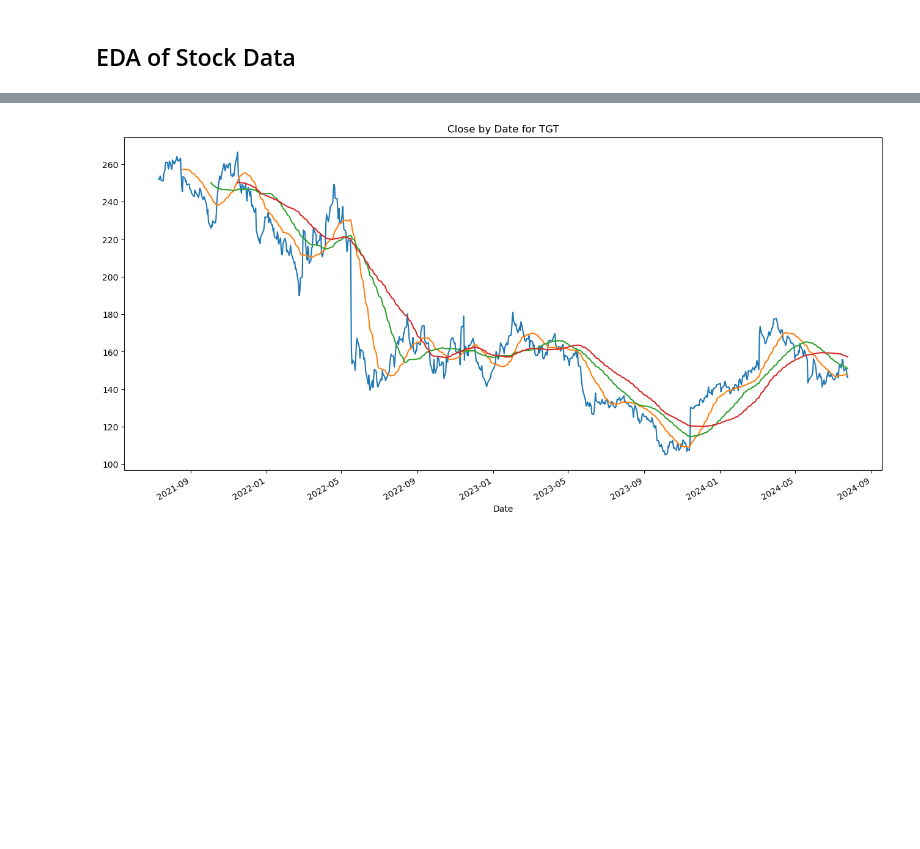
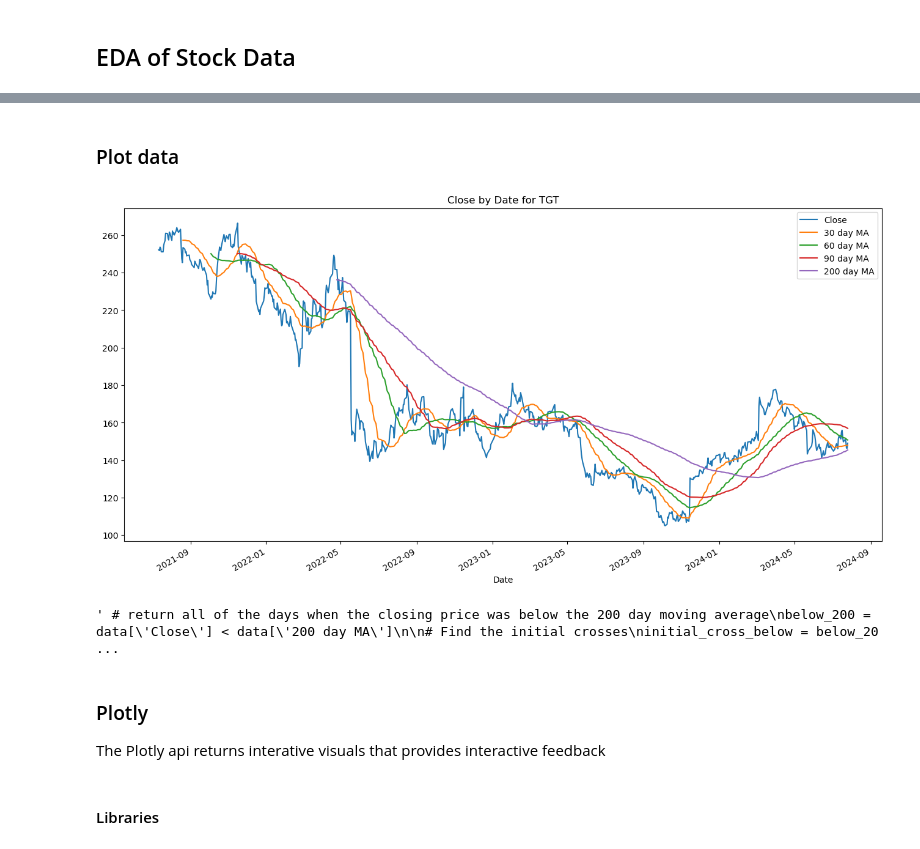
Before and after one commit to connor-hanan/financial_stock_analysis, a Jupyter notebook: resources/project_notebook.ipynb, the cells around one changed output, grey strips where cells are left out. Saved outputs shown, nothing was run; the diff lists cells and outputs as text; code cells hidden in the pictures; blank space fills up the shorter version.

Commit message:
update: project_notebook continuied eda. implemeted interactive visual via plotly

```diff
--- a/resources/project_notebook.ipynb
+++ b/resources/project_notebook.ipynb
@@ -20,0 +24,2 @@ data = pd.DataFrame(stock_data)
+# %%
+data = pull_data(ticker)
@@ -50,3 +59,6 @@ memory usage: 41.8 KB
 price_cols = data.select_dtypes(include=['float64']).columns
 # %%
 data[price_cols] = data[price_cols].map(lambda x: round(x, 2))
+# %%
+data['Daily Delta'] = data['Close'].pct_change() * 100
+data['Daily Delta'] = data['Daily Delta'].round(2)
@@ -66,15 +89,58 @@ for col in price_cols:
 # %%
-moving_averages = 30, 60, 90
+moving_averages = 30, 60, 90, 200
 
 for i in moving_averages:
     data[f'{i} day MA'] = data['Close'].rolling(i).mean().round(2)
+# %% [markdown]
+### Plot data
 # %%
-plt.figure(figsize=(16,8))
-plt.title(f"Close by Date for {ticker}")
+def plot_data(data):
 
-ax = data['Close'].plot()
-ax1 = data['30 day MA'].plot()
-ax2 = data['60 day MA'].plot()
-ax3 = data['90 day MA'].plot()
+    plt.figure(figsize=(16,8))
+    plt.title(f"Close by Date for {ticker}")
+
+    ax = data['Close'].plot()
+    ax1 = data['30 day MA'].plot()
+    ax2 = data['60 day MA'].plot()
+    ax3 = data['90 day MA'].plot()
+    ax4 = data['200 day MA'].plot()
+    plt.legend()
+    plt.show();
-# %% [output]
-[figure, removed]
+# %%
+plot_data(data)
+# %% [output]
+[figure, added]
+# %%
+""" # return all of the days when the closing price was below the 200 day moving average
+below_200 = data['Close'] < data['200 day MA']
+
+# Find the initial crosses
+initial_cross_below = below_200 & ~below_200.shift(1).fillna(False)
+initial_cross_above = ~below_200 & below_200.shift(1).fillna(True)
+
+plt.figure(figsize=(16,8))
+plt.title(f"Close by Date for {ticker}")
+
+ax = data['Close'].plot(label='Close')
+ax1 = data['30 day MA'].plot(linestyle='--')
+ax2 = data['60 day MA'].plot(linestyle='--')
+ax3 = data['90 day MA'].plot(linestyle='--')
+ax4 = data['200 day MA'].plot(linestyle='--')
+
+# Plot vertical lines for initial crosses below the 200 day moving average
+for day in data[initial_cross_below].index:
+    plt.axvline(x=day, color='red', linestyle=':', linewidth=0.75, alpha=0.8)
+
+# Plot vertical lines for initial crosses above the 200 day moving average
+for day in data[initial_cross_above].index:
+    plt.axvline(x=day, color='green', linestyle=':', linewidth=0.75, alpha=0.8)
+
+
+plt.legend(); """
+# %% [output]
+' # return all of the days when the closing price was below the 200 day moving average\nbelow_200 = data[\'Close\'] < data[\'200 day MA\']\n\n# Find the initial crosses\ninitial_cross_below = below_20 ...
+# %% [markdown]
+### Plotly
+The Plotly api returns interative visuals that provides interactive feedback
+# %% [markdown]
+#### Libraries
```
Also changed, not shown: parts of 19 cells of this notebook.
